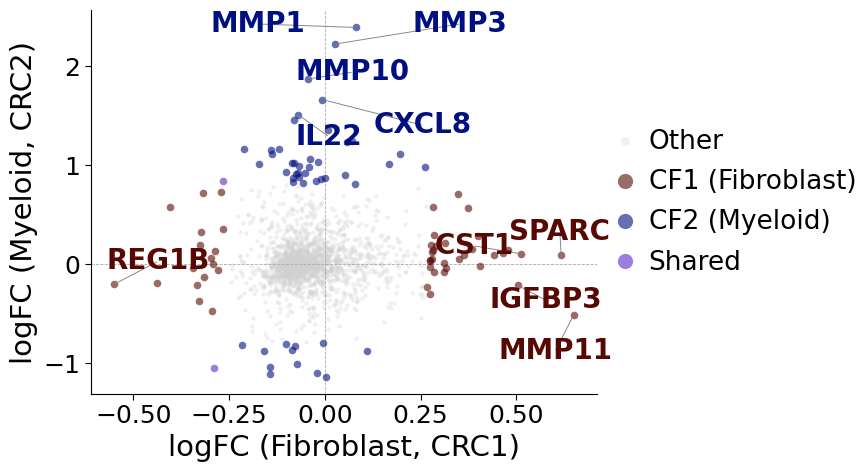
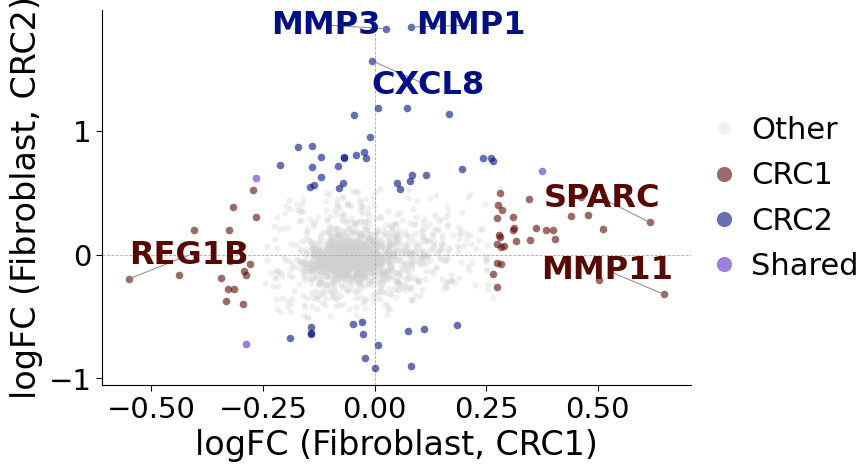
The notebook cell's code change between the first figure and the second:
--- before
+++ after
@@ -15,10 +15,10 @@
 top_k = 50
 gene_names = np.array(adata.var_names)
-FS = 21
+FS = 24
 
 CATEGORIES = {
     'shared': dict(color='mediumpurple', label='Shared'),
-    'cf1':    dict(color=palette['CRC1'], label=f'CF1 ({is_celltype1})'),
-    'cf2':    dict(color=palette['CRC2'], label=f'CF2 ({is_celltype2})'),
+    'cf1':    dict(color=palette['CRC1'], label=f'CRC1'),
+    'cf2':    dict(color=palette['CRC2'], label=f'CRC2'),
 }
 
@@ -32,5 +32,5 @@
 
 for mask, col, lbl, z, alpha, s in [
-    (~in_top1 & ~in_top2, '#d0d0d0',                     'Other',                       0, 0.3, 10),
+    (~in_top1 & ~in_top2, '#d0d0d0',                     'Other',                       0, 0.3, 20),
     (in_top1  & ~in_top2, CATEGORIES['cf1']['color'],    CATEGORIES['cf1']['label'],    1, 0.6, 30),
     (~in_top1 & in_top2,  CATEGORIES['cf2']['color'],    CATEGORIES['cf2']['label'],    1, 0.6, 30),
@@ -46,5 +46,5 @@
 ax.spines['right'].set_visible(False)
 
-n_label = 5
+n_label = 3
 texts = []
 
@@ -86,4 +86,4 @@
 
 plt.tight_layout()
-fig.savefig('cf_lfc_scatter.svg', format='svg', bbox_inches='tight', dpi=300)
+fig.savefig(f'{fig_save_path}/{slide_id}_cf_lfc_scatter.svg', format='svg', bbox_inches='tight', dpi=300)
 plt.show()

Commit: tidy runs